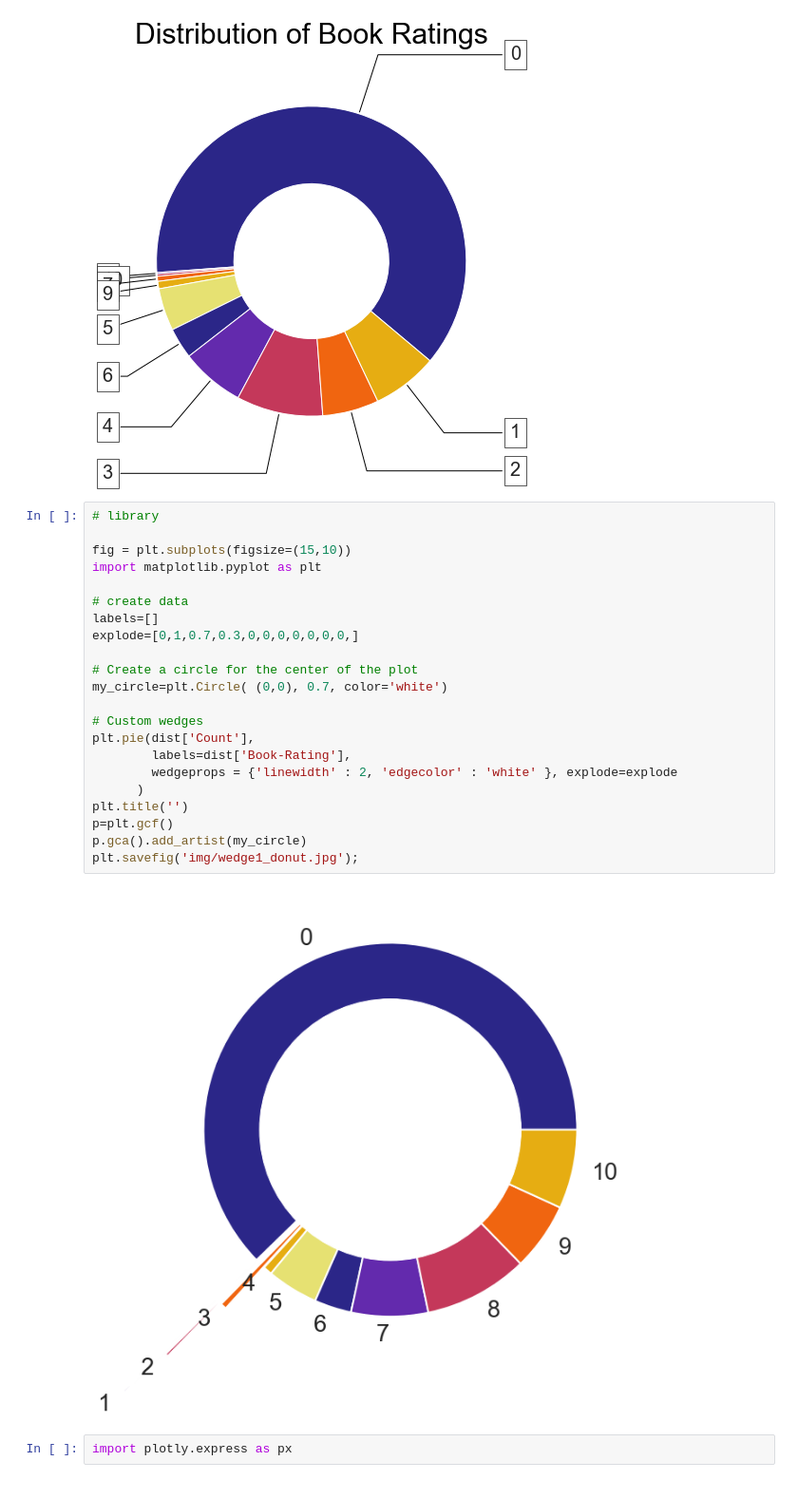
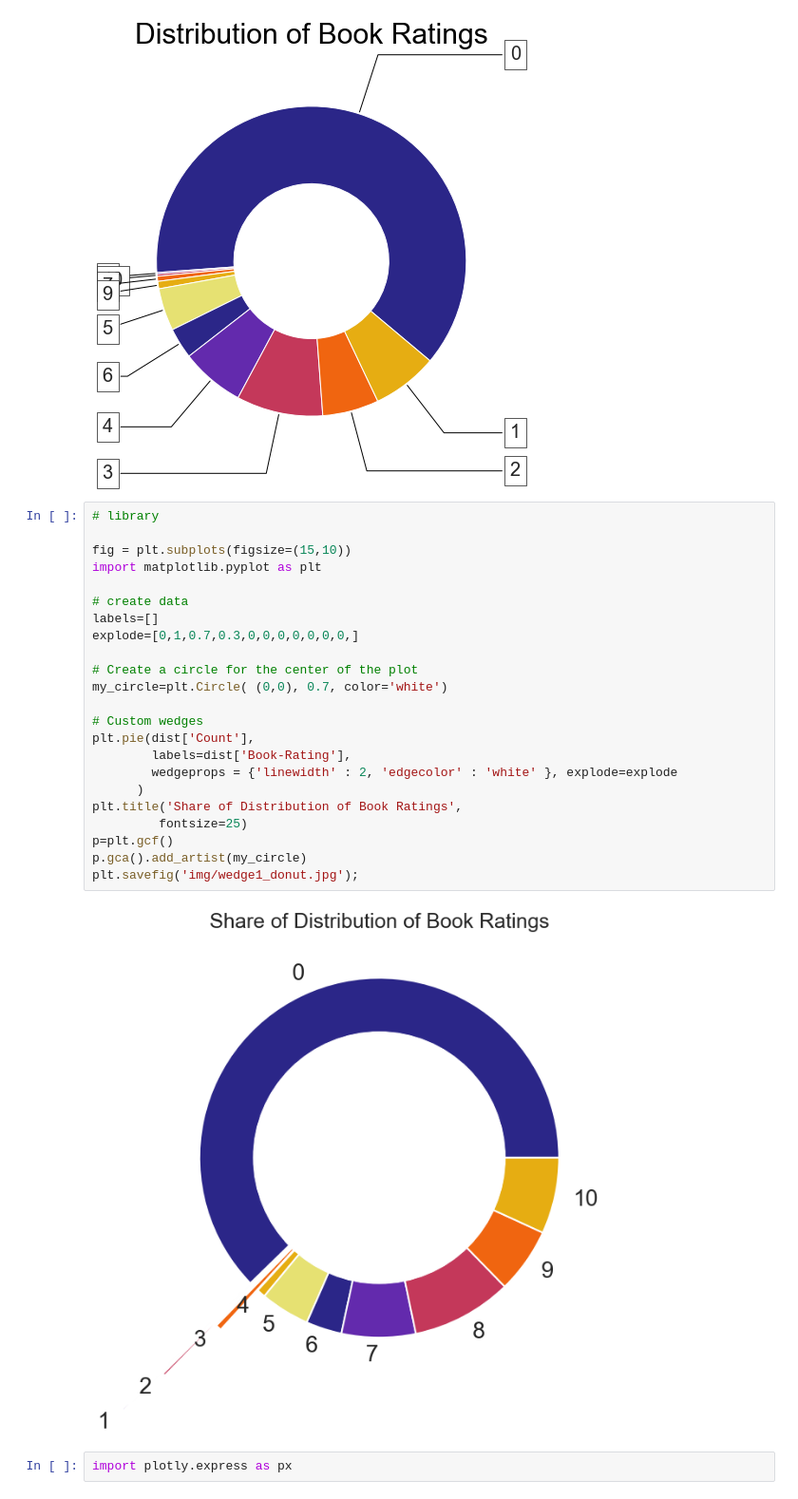
Before and after one commit to mpayumo/book-recommender-model, a Jupyter notebook: 1-book-recommender-EDA.ipynb, the cells around one changed output. Shown: that part at 95% size. Saved outputs shown, nothing was run; the diff lists cells and outputs as text.

```diff
--- a/1-book-recommender-EDA.ipynb
+++ b/1-book-recommender-EDA.ipynb
@@ -614,27 +614,28 @@ plot_donut(dist['Book-Rating'], dist['Count'], 'Distribution of Book Ratings')
 # %%
 # library
 
 fig = plt.subplots(figsize=(15,10))
 import matplotlib.pyplot as plt
 
 # create data
 labels=[]
 explode=[0,1,0.7,0.3,0,0,0,0,0,0,0,]
 
 # Create a circle for the center of the plot
 my_circle=plt.Circle( (0,0), 0.7, color='white')
 
 # Custom wedges
 plt.pie(dist['Count'],
         labels=dist['Book-Rating'],
         wedgeprops = {'linewidth' : 2, 'edgecolor' : 'white' }, explode=explode
       )
-plt.title('')
+plt.title('Share of Distribution of Book Ratings',
+         fontsize=25)
 p=plt.gcf()
 p.gca().add_artist(my_circle)
 plt.savefig('img/wedge1_donut.jpg');
 # %% [output]
-[figure, old version]
+[figure, new version]
 # %%
 import plotly.express as px
 # %%
```
Also changed, not shown: 1 other file.
